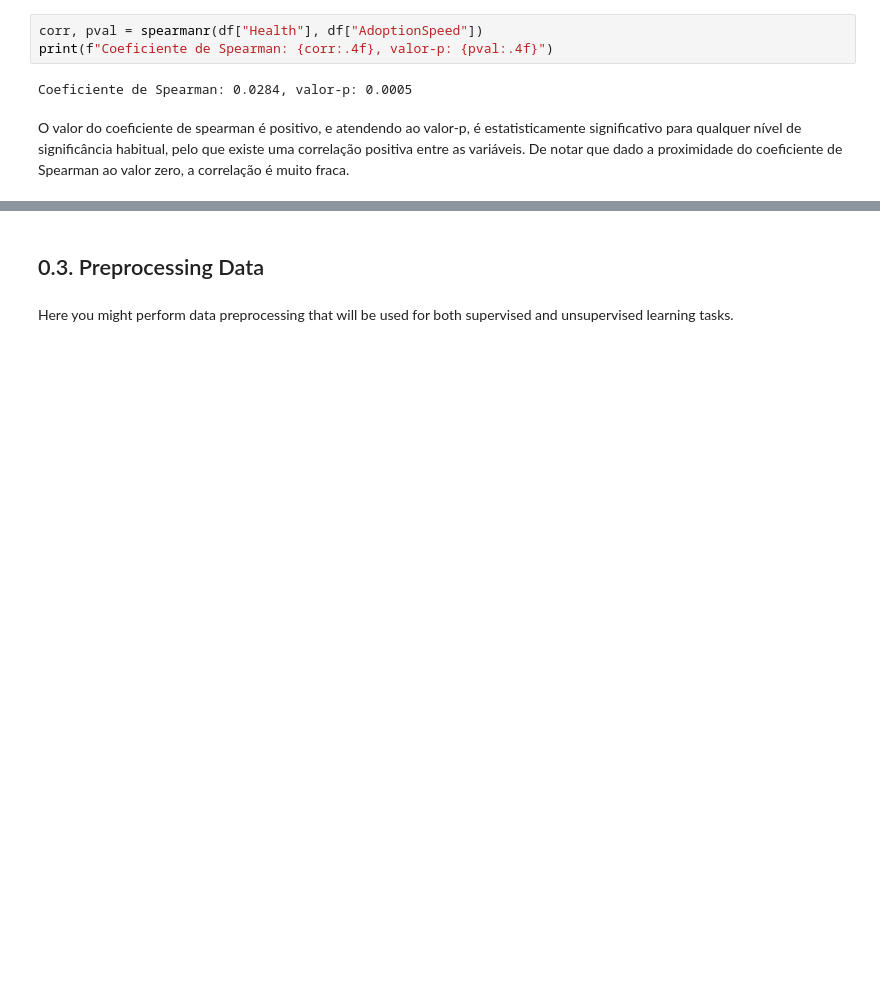
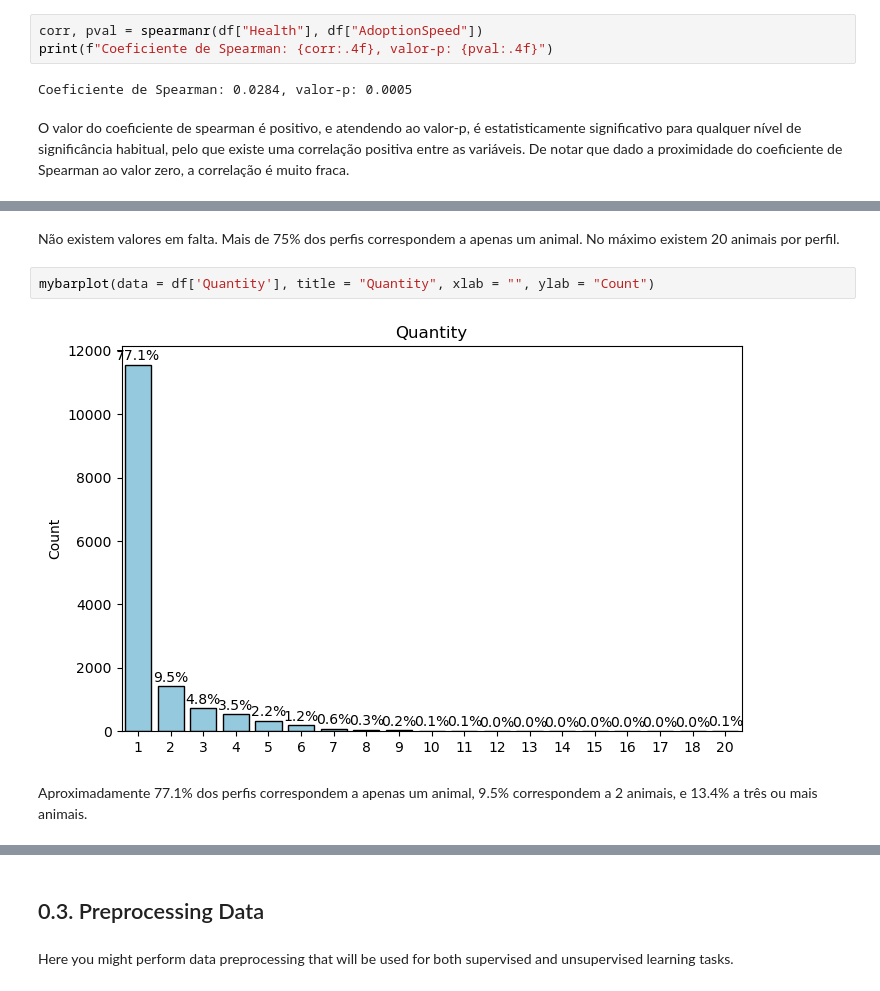
Before and after one commit to BolachinhaAmericana/MSc-MachineLearning, a Jupyter notebook: AA_202425_Project_ASM_V2.ipynb, the cells around one changed output, grey strips where cells are left out. Saved outputs shown, nothing was run; the diff lists cells and outputs as text; blank space fills up the shorter version.

```diff
--- a/AA_202425_Project_ASM_V2.ipynb
+++ b/AA_202425_Project_ASM_V2.ipynb
@@ -928,0 +998,8 @@ O valor do coeficiente de spearman é positivo, e atendendo ao valor-p, é estat
+# %% [markdown]
+Não existem valores em falta. Mais de 75% dos perfis correspondem a apenas um animal. No máximo existem 20 animais por perfil.
+# %%
+mybarplot(data = df['Quantity'], title = "Quantity", xlab = "", ylab = "Count")
+# %% [output]
+[figure, added]
+# %% [markdown]
+Aproximadamente 77.1% dos perfis correspondem a apenas um animal, 9.5% correspondem a 2 animais, e 13.4% a três ou mais animais.
```
Also changed, not shown: parts of 30 cells of this notebook.
